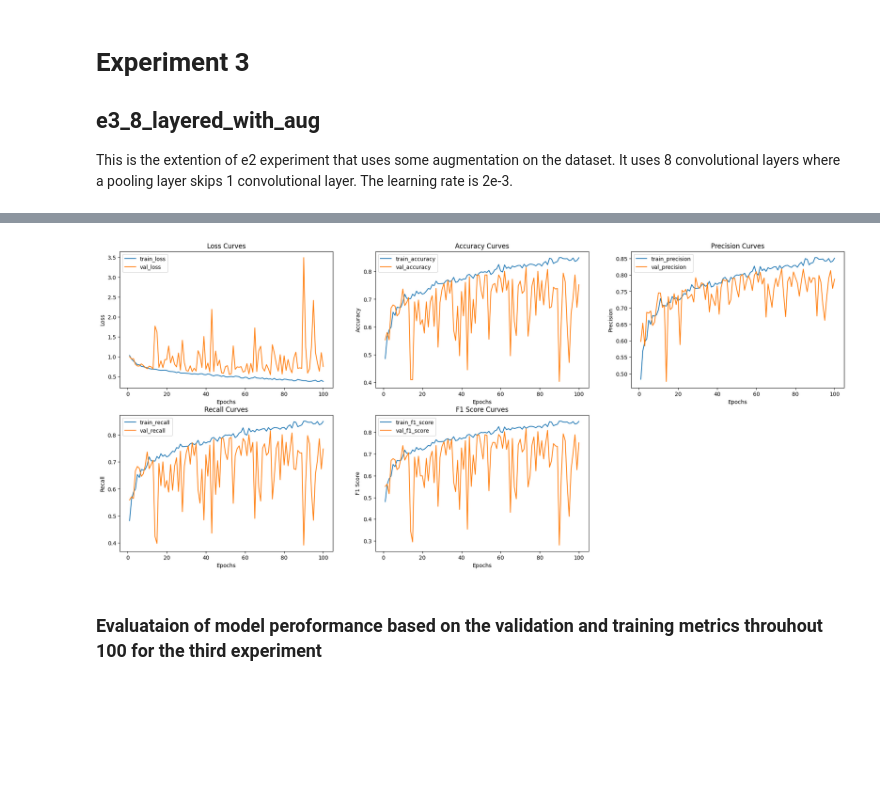
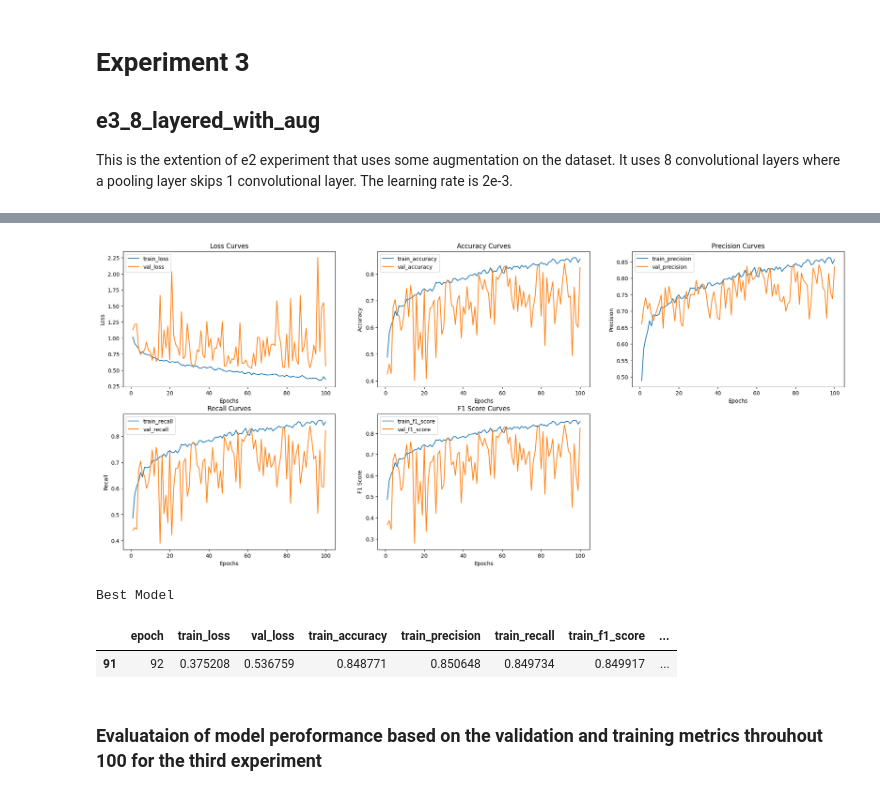
Before and after one commit to tikadatta2005/efficient-surveillance-system-research, a Jupyter notebook: CSC60904_0381137_INDVASGNMT.ipynb, the cells around one changed output, grey strips where cells are left out. Cells and saved outputs as stored; diff of their text form; code cells hidden in the pictures; blank space fills up the shorter version.

```diff
--- a/CSC60904_0381137_INDVASGNMT.ipynb
+++ b/CSC60904_0381137_INDVASGNMT.ipynb
@@ -228,7 +228,7 @@ def add_conv_layers(model, layers=1, skip_pool=0):
         # calculate trainable params
         total_conv_params += (((3*3*in_channels) + 1) * out_channels) + (2*out_channels)
         # Pooling Layer
-        if  (layer + 1) % skip_pool:
+        if  (layer + 1) % skip_pool==0:
             model.add(nn.MaxPool2d(2,2))
             size = size//2
         # update in and out channels
@@ -556,8 +563,8 @@ e3_metrics = trainer.fit(100, path, 1);
 gen_line_charts(e3_metrics, path, "training_metrics_graph.png", ["train_", "val_"])
 
 # find best models
-find_best_models(e3_metrics)
-
+print("Best Model")
+display(find_best_models(e3_metrics))
 # clean up
 del model_e3, optimizer, trainer
 torch.cuda.empty_cache()
@@ -582,4 +589,7 @@ EPOCH 100 completed | Training Loss = 0.4068630577912971 | Validation Loss = 1.1
-[figure, old version]
+[figure, new version]
+Best Model
+|  | epoch | train_loss | val_loss | train_accuracy | train_precision | train_recall | train_f1_score | ... |
+| 91 | 92 | 0.375208 | 0.536759 | 0.848771 | 0.850648 | 0.849734 | 0.849917 | ... |
 # %% [markdown]
 ### Evaluataion of model peroformance based on the validation and training metrics throuhout 100 for the third experiment
 # %% [markdown]
```
Also changed, not shown: parts of 9 cells of this notebook, 43 other files.
